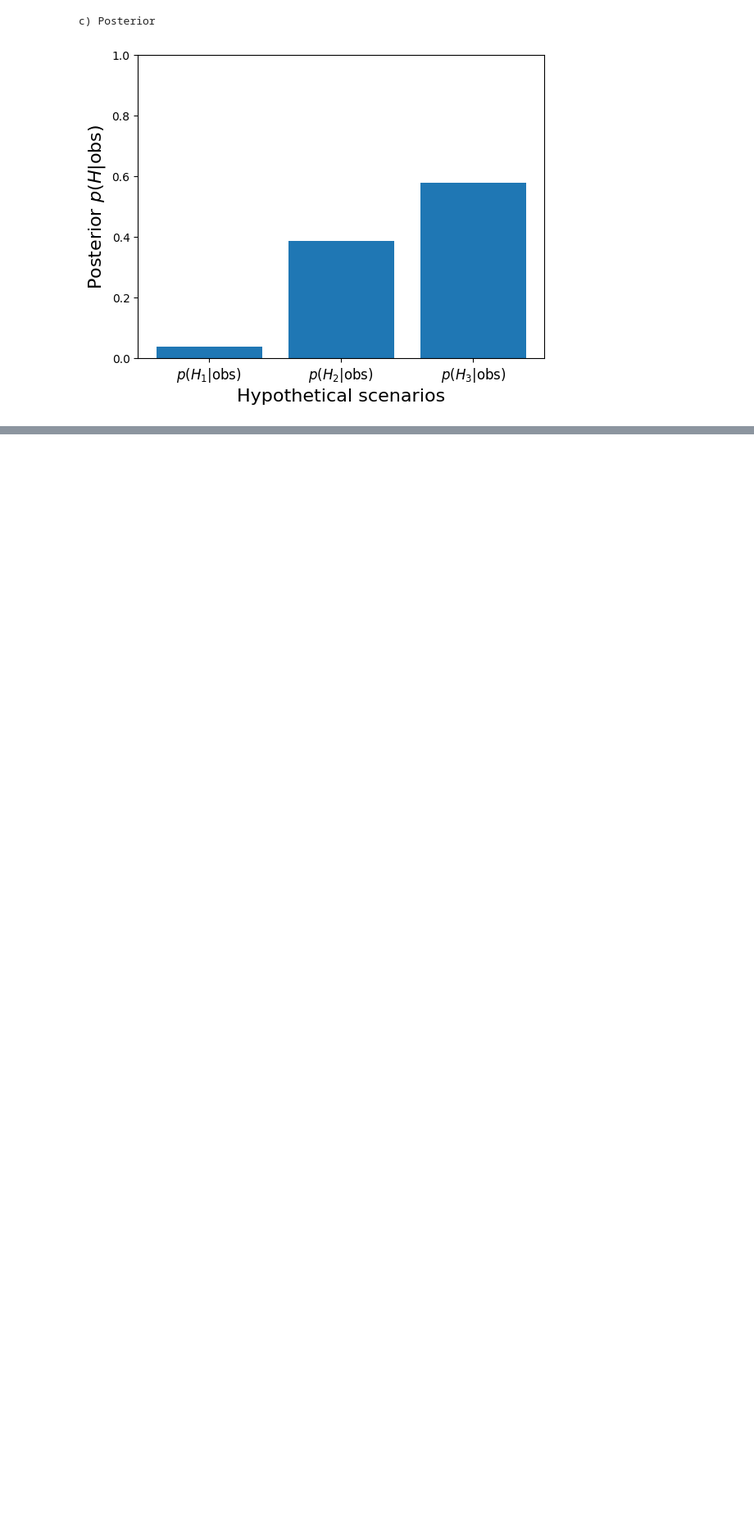
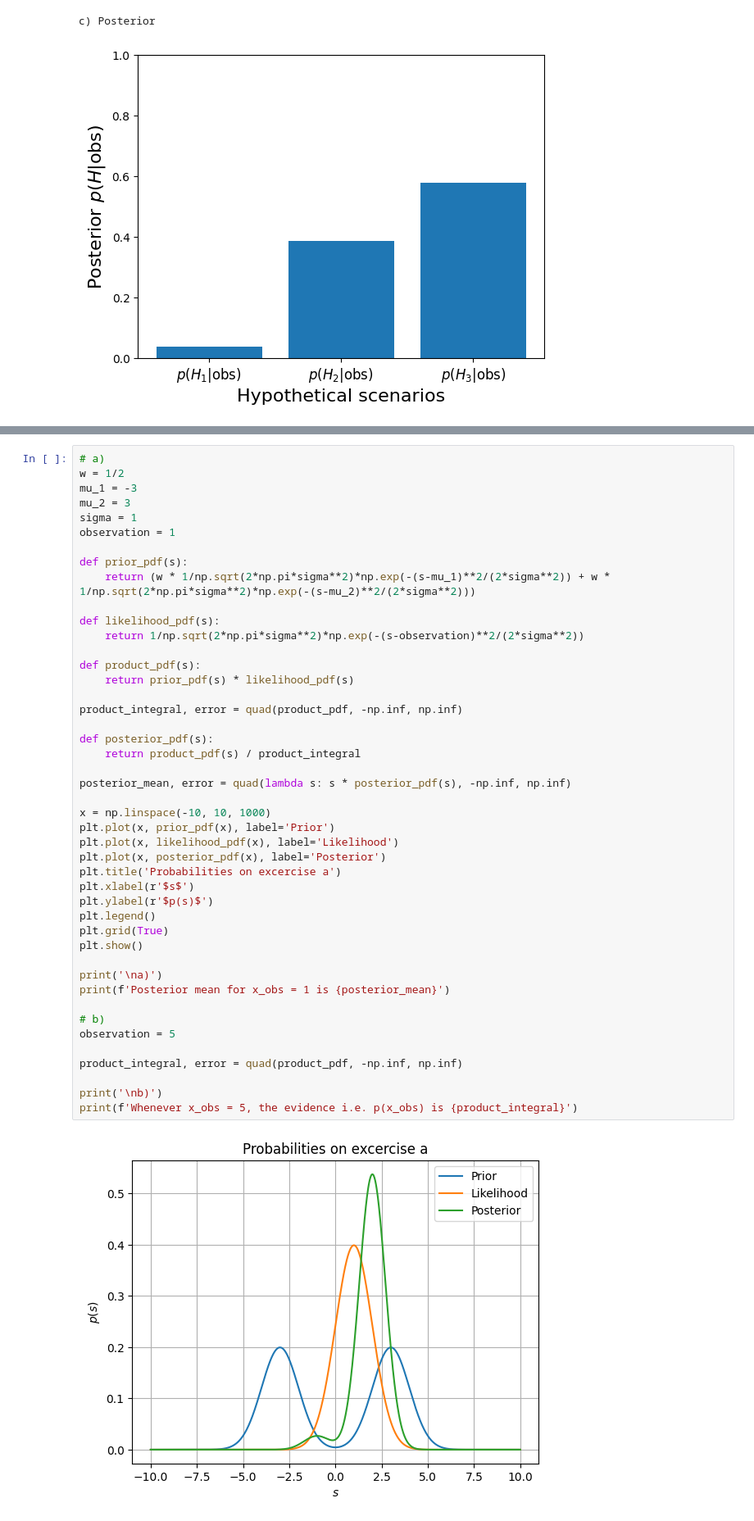
Before and after one commit to samusyrjanen/notes, a Jupyter notebook: bayes.ipynb, the cells around one changed output, grey strips where cells are left out. Shown at 82% size. Saved outputs shown, nothing was run; the diff lists cells and outputs as text; blank space fills up the shorter version.

```diff
--- a/bayes.ipynb
+++ b/bayes.ipynb
@@ -87,0 +277,47 @@ c) Posterior
+# %%
+# a)
+w = 1/2
+mu_1 = -3
+mu_2 = 3
+sigma = 1
+observation = 1
+
+def prior_pdf(s):
+    return (w * 1/np.sqrt(2*np.pi*sigma**2)*np.exp(-(s-mu_1)**2/(2*sigma**2)) + w * 1/np.sqrt(2*np.pi*sigma**2)*np.exp(-(s-mu_2)**2/(2*sigma**2)))
+
+def likelihood_pdf(s):
+    return 1/np.sqrt(2*np.pi*sigma**2)*np.exp(-(s-observation)**2/(2*sigma**2))
+
+def product_pdf(s):
+    return prior_pdf(s) * likelihood_pdf(s)
+
+product_integral, error = quad(product_pdf, -np.inf, np.inf)
+
+def posterior_pdf(s):
+    return product_pdf(s) / product_integral
+
+posterior_mean, error = quad(lambda s: s * posterior_pdf(s), -np.inf, np.inf)
+
+x = np.linspace(-10, 10, 1000)
+plt.plot(x, prior_pdf(x), label='Prior')
+plt.plot(x, likelihood_pdf(x), label='Likelihood')
+plt.plot(x, posterior_pdf(x), label='Posterior')
+plt.title('Probabilities on excercise a')
+plt.xlabel(r'$s$')
+plt.ylabel(r'$p(s)$')
+plt.legend()
+plt.grid(True)
+plt.show()
+
+print('\na)')
+print(f'Posterior mean for x_obs = 1 is {posterior_mean}')
+
+# b)
+observation = 5
+
+product_integral, error = quad(product_pdf, -np.inf, np.inf)
+
+print('\nb)')
+print(f'Whenever x_obs = 5, the evidence i.e. p(x_obs) is {product_integral}')
+# %% [output]
+[figure, added]
```
Also changed, not shown: parts of 9 cells of this notebook, 1 other file.
